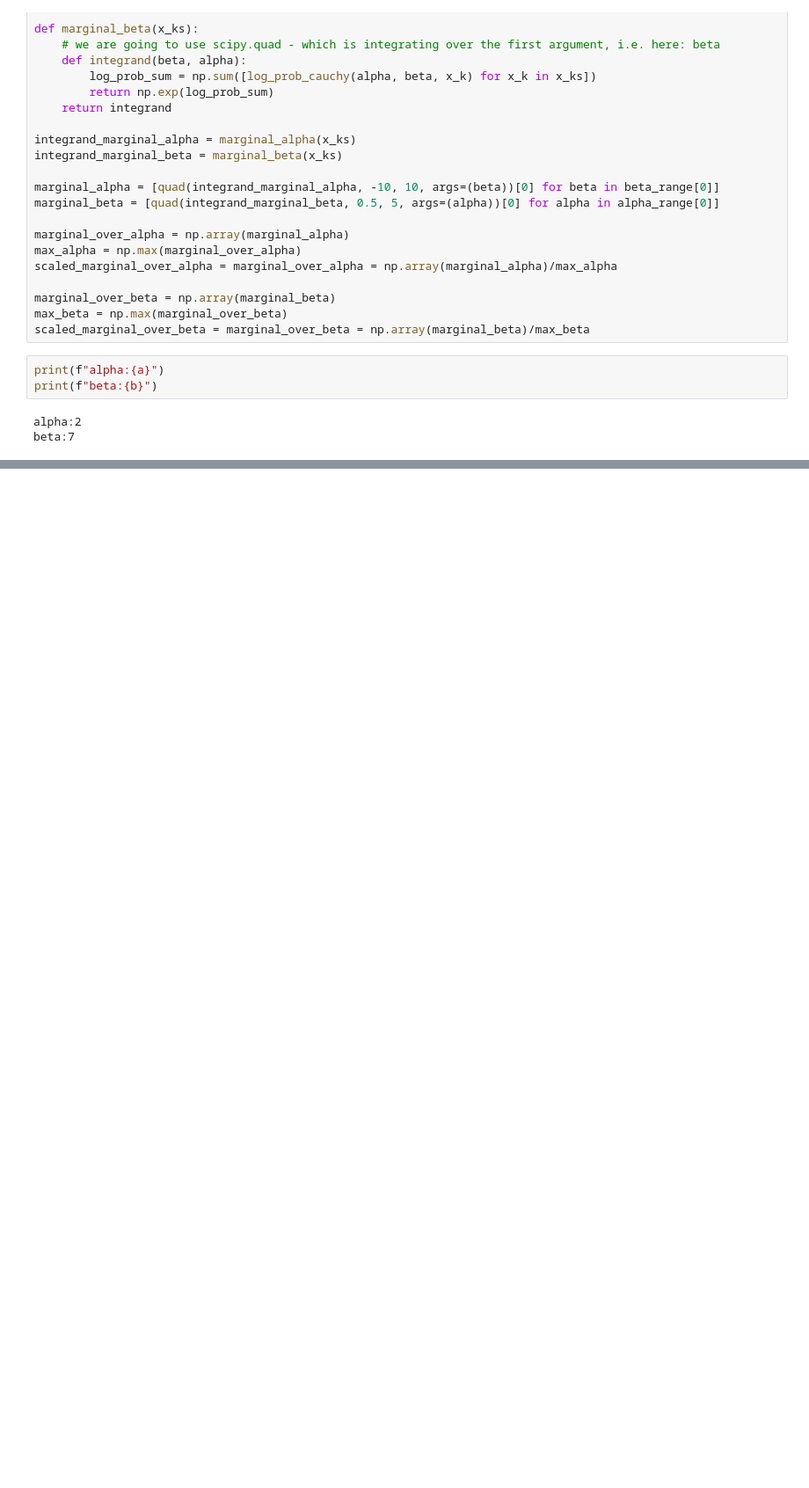
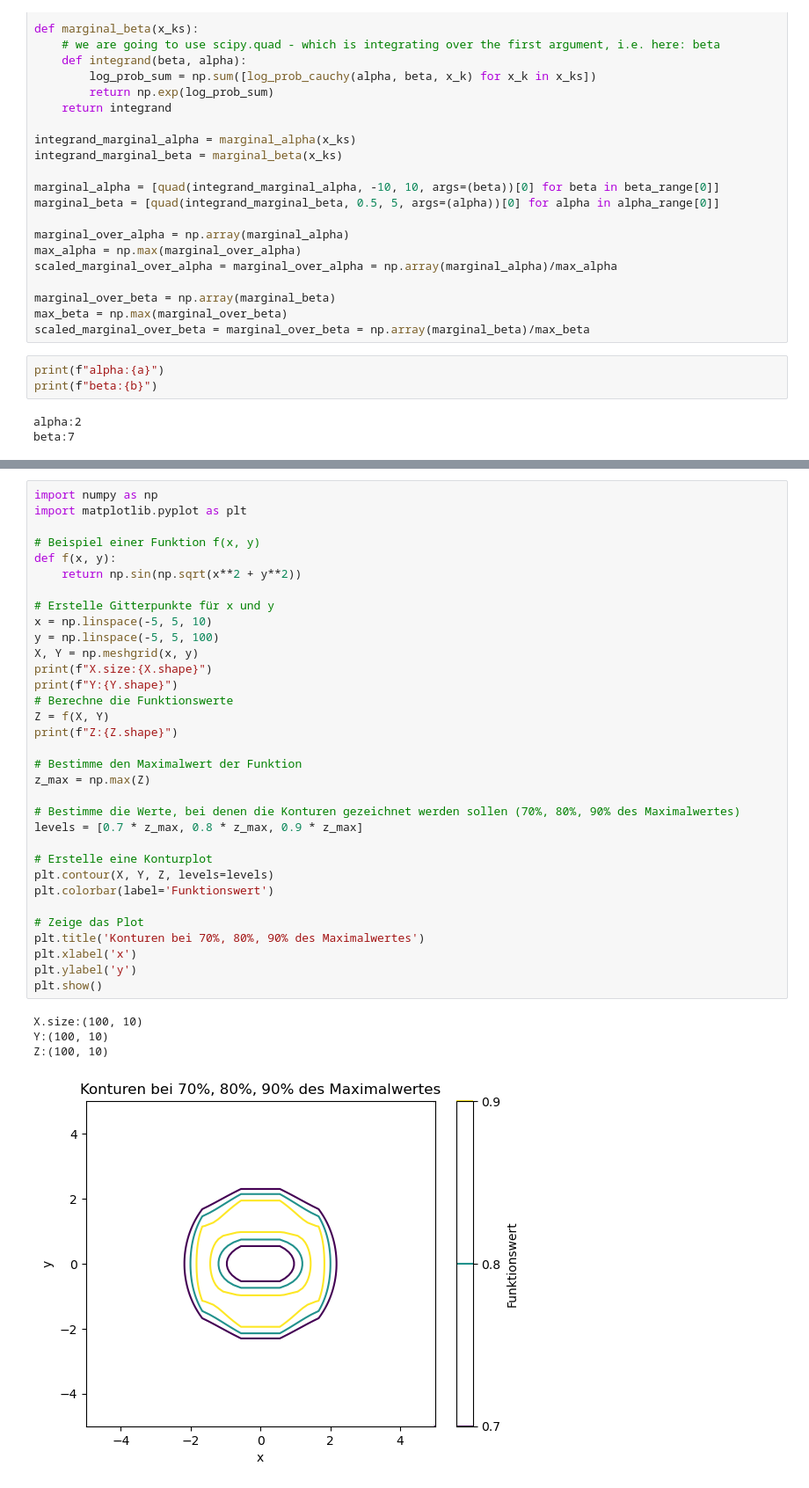
Before and after one commit to BorScho/DataAnalysisSivia, a Jupyter notebook: LightHouse_01.ipynb, the cells around one changed output, grey strips where cells are left out. Shown: that part at 88% size. Cells and saved outputs as stored; diff of their text form; blank space fills up the shorter version.

Commit message:
try contour plots of posterior

```diff
--- a/LightHouse_01.ipynb
+++ b/LightHouse_01.ipynb
@@ -298,0 +372,38 @@ plt.show()
+# %%
+import numpy as np
+import matplotlib.pyplot as plt
+
+# Beispiel einer Funktion f(x, y)
+def f(x, y):
+    return np.sin(np.sqrt(x**2 + y**2))
+
+# Erstelle Gitterpunkte für x und y
+x = np.linspace(-5, 5, 10)
+y = np.linspace(-5, 5, 100)
+X, Y = np.meshgrid(x, y)
+print(f"X.size:{X.shape}")
+print(f"Y:{Y.shape}")
+# Berechne die Funktionswerte
+Z = f(X, Y)
+print(f"Z:{Z.shape}")
+
+# Bestimme den Maximalwert der Funktion
+z_max = np.max(Z)
+
+# Bestimme die Werte, bei denen die Konturen gezeichnet werden sollen (70%, 80%, 90% des Maximalwertes)
+levels = [0.7 * z_max, 0.8 * z_max, 0.9 * z_max]
+
+# Erstelle eine Konturplot
+plt.contour(X, Y, Z, levels=levels)
+plt.colorbar(label='Funktionswert')
+
+# Zeige das Plot
+plt.title('Konturen bei 70%, 80%, 90% des Maximalwertes')
+plt.xlabel('x')
+plt.ylabel('y')
+plt.show()
+# %% [output]
+X.size:(100, 10)
+Y:(100, 10)
+Z:(100, 10)
+[figure, added]
```
Also changed, not shown: parts of 14 cells of this notebook.
